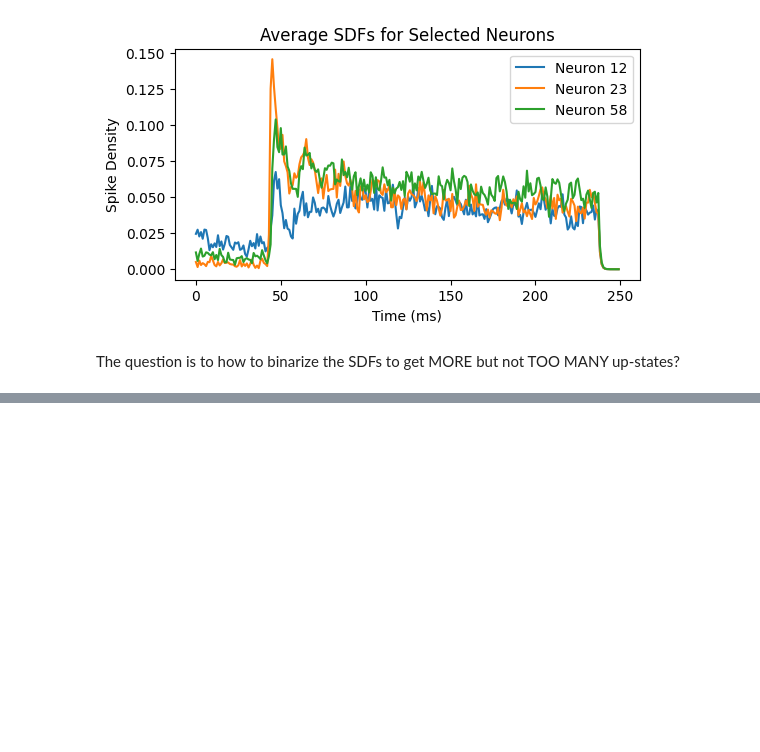
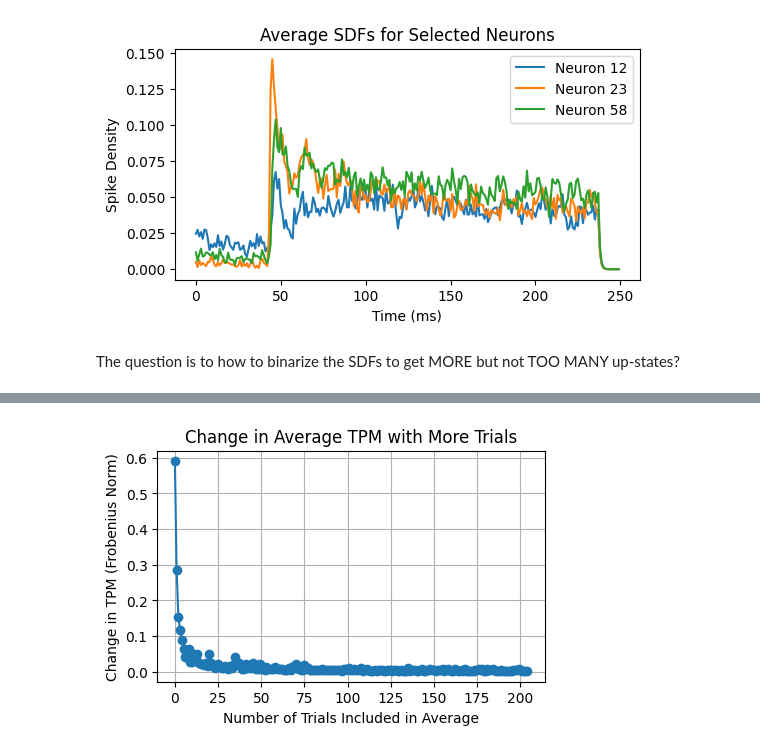
Before and after one commit to dralvima/IITmethods, a Jupyter notebook: Allen_spike_trials_PyPhi.ipynb, the cells around one changed output, grey strips where cells are left out. Cells and saved outputs as stored; diff of their text form; code cells hidden in the pictures; blank space fills up the shorter version.

```diff
--- a/Allen_spike_trials_PyPhi.ipynb
+++ b/Allen_spike_trials_PyPhi.ipynb
@@ -537,0 +702,96 @@ The question is to how to binarize the SDFs to get MORE but not TOO MANY up-stat
+# %%
+# Computing the trial-by-trial TPM for the binarized data of the three neurons
+
+def compute_tpm(trial_matrix):
+    """
+    Compute the Transition Probability Matrix (TPM) for a given trial.
+    The TPM is an 8x8 matrix for the 8 possible states of 3 neurons.
+    """
+    # Define all possible states for 3 neurons
+    states = [(i, j, k) for i in range(2) for j in range(2) for k in range(2)]
+
+    # Initialize the TPM with zeros
+    tpm = np.zeros((8, 8))
+
+    # Count transitions between states
+    valid_transitions = 0
+    for t in range(trial_matrix.shape[1] - 1):
+        current_state = tuple(trial_matrix[:, t])
+        next_state = tuple(trial_matrix[:, t + 1])
+
+        if current_state in states and next_state in states:
+            current_index = states.index(current_state)
+            next_index = states.index(next_state)
+            tpm[current_index, next_index] += 1
+            valid_transitions += 1
+
+    # Normalize the TPM by row to get probabilities, if there are valid transitions
+    if valid_transitions > 0:
+        row_sums = tpm.sum(axis=1, keepdims=True)
+        tpm_normalized = np.divide(tpm, row_sums, out=np.zeros_like(tpm), where=row_sums!=0)
+    else:
+        tpm_normalized = np.full((8, 8), np.nan)  # If no valid transitions, fill with NaN
+
+    return tpm_normalized
+
+# Creating trial matrices and computing TPMs for each trial
+trial_matrices = []
+tpms = []
+
+for trial in range(len(binarized_sdfs_active_trials[0])):
+    trial_matrix = np.array([binarized_sdfs_active_trials[0][trial],
+                             binarized_sdfs_active_trials[1][trial],
+                             binarized_sdfs_active_trials[2][trial]])
+    trial_matrices.append(trial_matrix)
+    tpms.append(compute_tpm(trial_matrix))
+
+# Averaging TPMs across trials, skipping NaNs
+average_tpms = []
+current_average = np.zeros((8, 8))
+
+for i in range(len(tpms)):
+    tpm_subset = [tpm for tpm in tpms[:i+1] if not np.isnan(tpm).any()]
+    if tpm_subset:  # Only average if the subset is not empty
+        average_tpms.append(np.nanmean(tpm_subset, axis=0))
+        current_average = average_tpms[-1]
+
+# Calculating the change in the average TPM as more trials are added
+tpm_changes = []
+for i in range(1, len(average_tpms)):
+    tpm_change = np.linalg.norm(average_tpms[i] - average_tpms[i-1], 'fro')
+    tpm_changes.append(tpm_change)
+
+# Plotting the change in the average TPM over trials
+plt.figure(figsize=(5, 3))
+plt.plot(tpm_changes, marker='o', linestyle='-')
+plt.title('Change in Average TPM with More Trials')
+plt.xlabel('Number of Trials Included in Average')
+plt.ylabel('Change in TPM (Frobenius Norm)')
+plt.grid(True)
+plt.show()
+
+# Reordering the TPMs as per the specified order and updating the 2D plot labels
+specified_order = [(0, 0, 0), (1, 0, 0), (0, 1, 0), (1, 1, 0), (0, 0, 1), (1, 0, 1), (0, 1, 1), (1, 1, 1)]
+state_labels_ordered = [' '.join(map(str, state)) for state in specified_order]
+
+# Function to reorder TPM according to the specified order
+def reorder_tpm(tpm, order):
+    # Mapping the current order to the specified order
+    current_order = [(i, j, k) for i in range(2) for j in range(2) for k in range(2)]
+    mapping = [current_order.index(state) for state in order]
+    # Reordering the TPM
+    reordered_tpm = tpm[np.ix_(mapping, mapping)]
+    return reordered_tpm
+
+# Reordering the final average TPM
+reordered_average_tpm = reorder_tpm(current_average, specified_order)
+
+# Plotting the reordered final average TPM as a 2D color plot
+plt.figure(figsize=(4, 4))
+sns.heatmap(reordered_average_tpm, annot=True, fmt=".2f", cmap='viridis', cbar=True, square=True, xticklabels=state_labels_ordered, yticklabels=state_labels_ordered)
+plt.title('Final Average TPM')
+plt.xlabel('Next State')
+plt.ylabel('Current State')
+plt.show()
+# %% [output]
+[figure, added]
```
Also changed, not shown: parts of 29 cells of this notebook.
